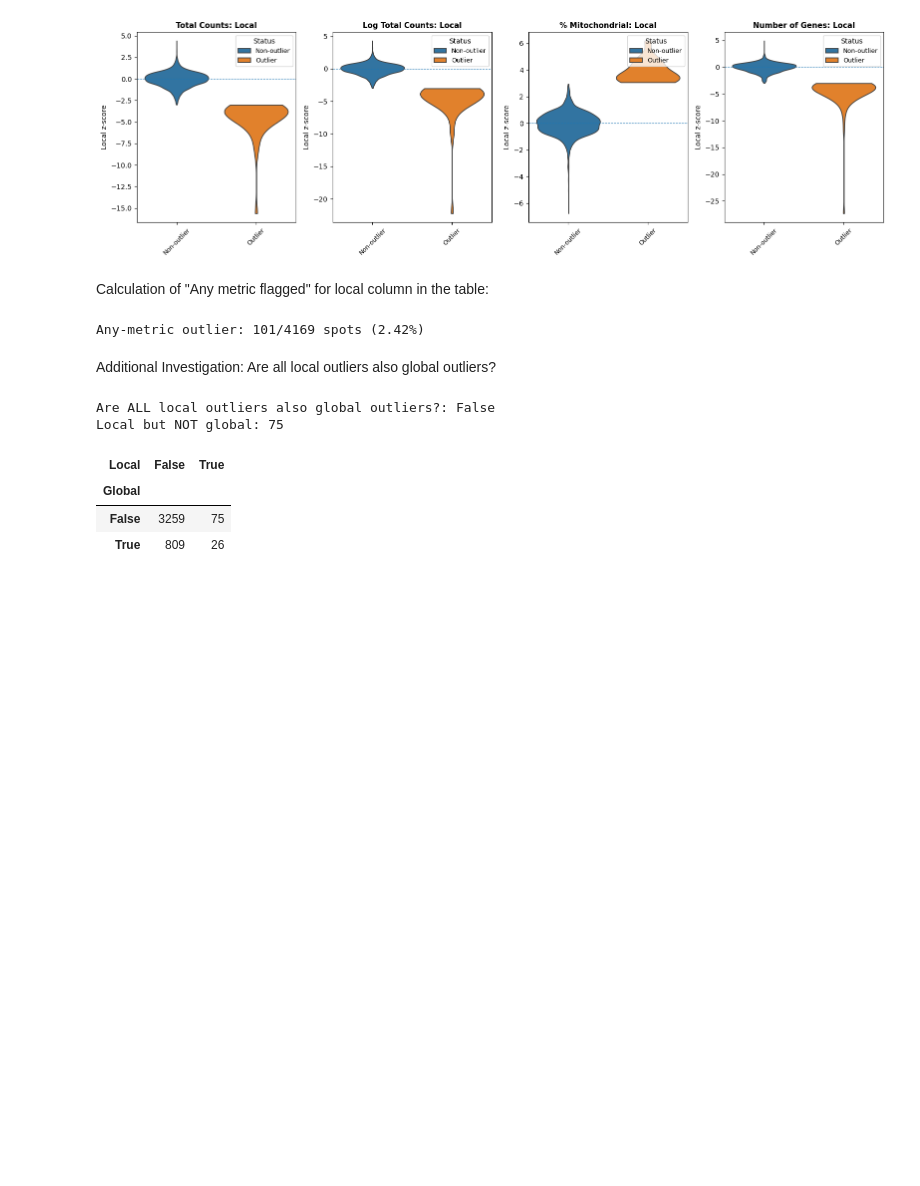
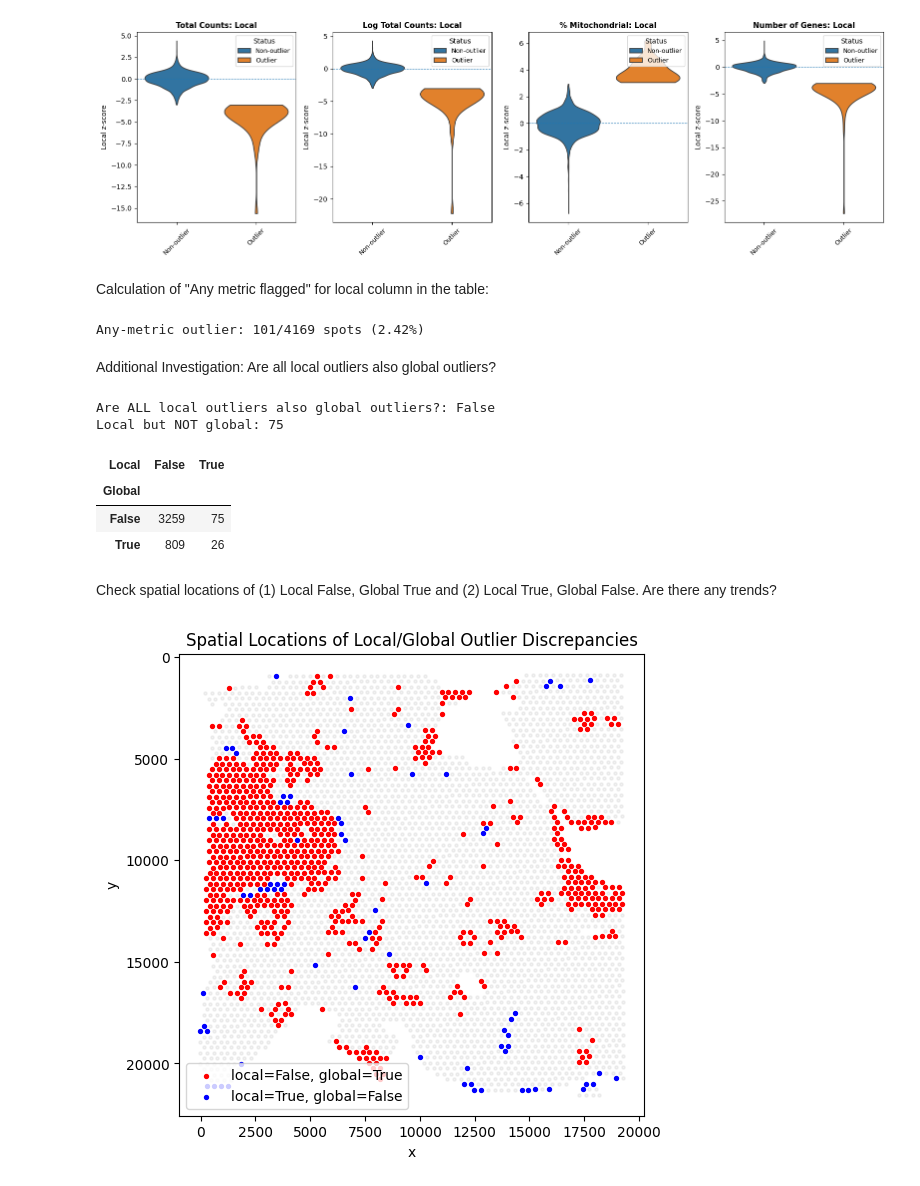
Before and after one commit to danielchen05/SpotSweeper_py_paper, a Jupyter notebook: Visium.ipynb, the cells around one changed output. Saved outputs shown, nothing was run; the diff lists cells and outputs as text; code cells hidden in the pictures; blank space fills up the shorter version.

```diff
--- a/Visium.ipynb
+++ b/Visium.ipynb
@@ -538,5 +540,38 @@ Local but NOT global: 75
 | Global |  |  |
 | False | 3259 | 75 |
 | True | 809 | 26 |
+# %% [markdown]
+Check spatial locations of (1) Local False, Global True and (2) Local True, Global False. Are there any trends?
+# %%
+import numpy as np
+
+group_A = (~local_flag) & (global_flag)   # local false, global true
+group_B = (local_flag) & (~global_flag)   # local true, global false
+
+coords = adata.obsm["spatial"]
+x = coords[:, 0]
+y = coords[:, 1]
+
+import matplotlib.pyplot as plt
+
+plt.figure(figsize=(6, 6))
+
+# Plot all points faintly for context
+plt.scatter(x, y, s=5, c="lightgray", alpha=0.3)
+
+# Group A: local False, global True
+plt.scatter(x[group_A], y[group_A], s=8, c="red", label="local=False, global=True")
+
+# Group B: local True, global False
+plt.scatter(x[group_B], y[group_B], s=8, c="blue", label="local=True, global=False")
+
+plt.legend()
+plt.gca().invert_yaxis()  # Visium coordinate convention
+plt.title("Spatial Locations of Local/Global Outlier Discrepancies")
+plt.xlabel("x")
+plt.ylabel("y")
+plt.show()
+# %% [output]
+[figure, added]
 # %%
 # write into a .h5ad file for future usage
```
Also changed, not shown: parts of 2 cells of this notebook.
